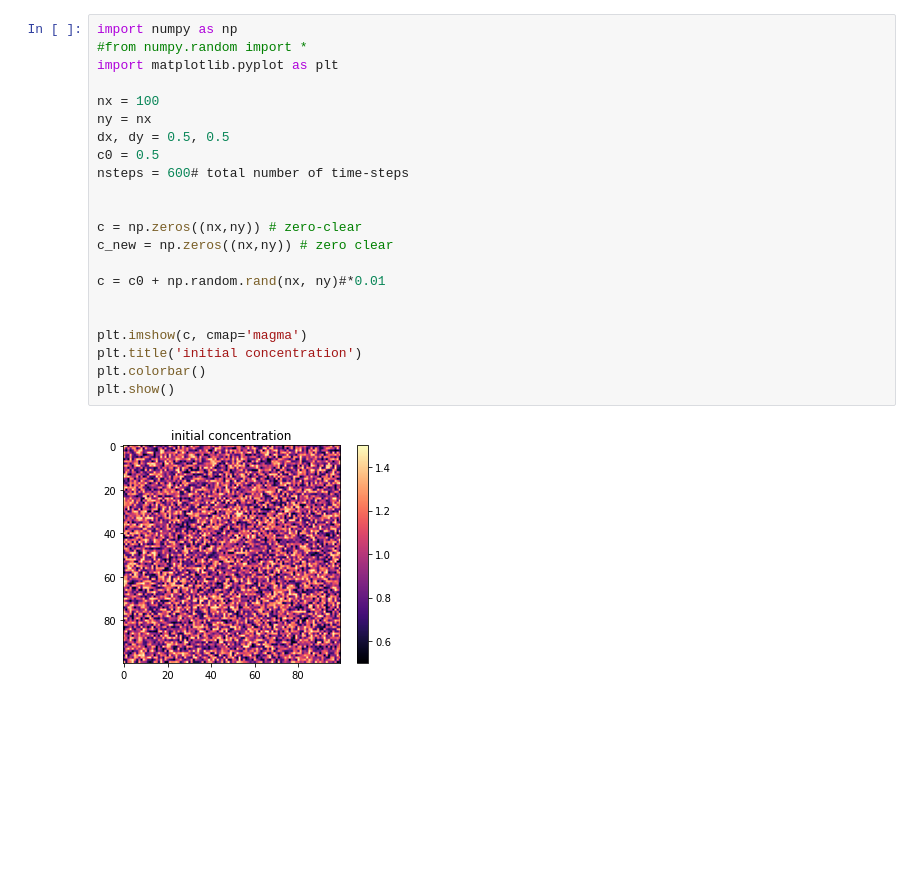
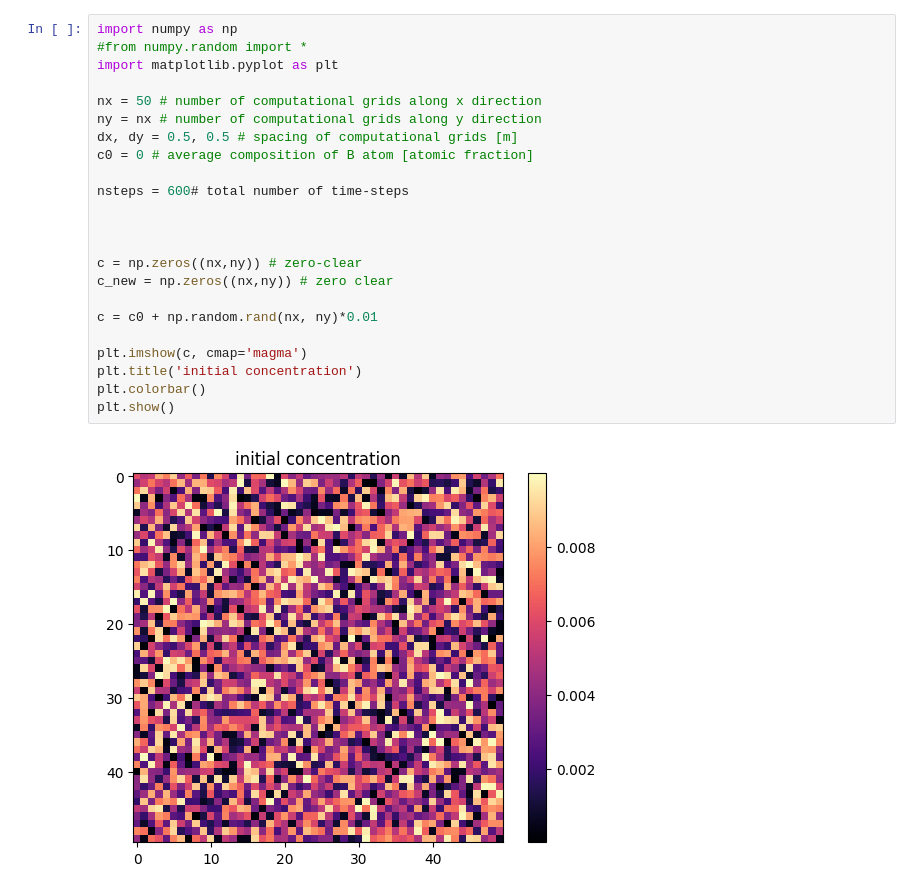
Before and after one commit to rosiane-carneiro/atividade-difusao, a Jupyter notebook: diffusion_rascunho.ipynb, the cells around one changed output. Saved outputs shown, nothing was run; the diff lists cells and outputs as text; blank space fills up the shorter version.

```diff
--- a/diffusion_rascunho.ipynb
+++ b/diffusion_rascunho.ipynb
@@ -67,27 +67,28 @@ plt.show()
 # %%
 import numpy as np
 #from numpy.random import *
 import matplotlib.pyplot as plt
 
-nx = 100
-ny = nx
-dx, dy = 0.5, 0.5
-c0 = 0.5
+nx = 50 # number of computational grids along x direction
+ny = nx # number of computational grids along y direction
+dx, dy = 0.5, 0.5 # spacing of computational grids [m]
+c0 = 0 # average composition of B atom [atomic fraction]
+
 nsteps = 600# total number of time-steps
+
 
 
 c = np.zeros((nx,ny)) # zero-clear
 c_new = np.zeros((nx,ny)) # zero clear
 
-c = c0 + np.random.rand(nx, ny)#*0.01
-
+c = c0 + np.random.rand(nx, ny)*0.01
 
 plt.imshow(c, cmap='magma')
 plt.title('initial concentration')
 plt.colorbar()
 plt.show()
 # %% [output]
-[figure, old version]
+[figure, new version]
 # %%
 import numpy as np
 import matplotlib.pyplot as plt
```
Also changed, not shown: parts of 9 cells of this notebook, 2 other files.
